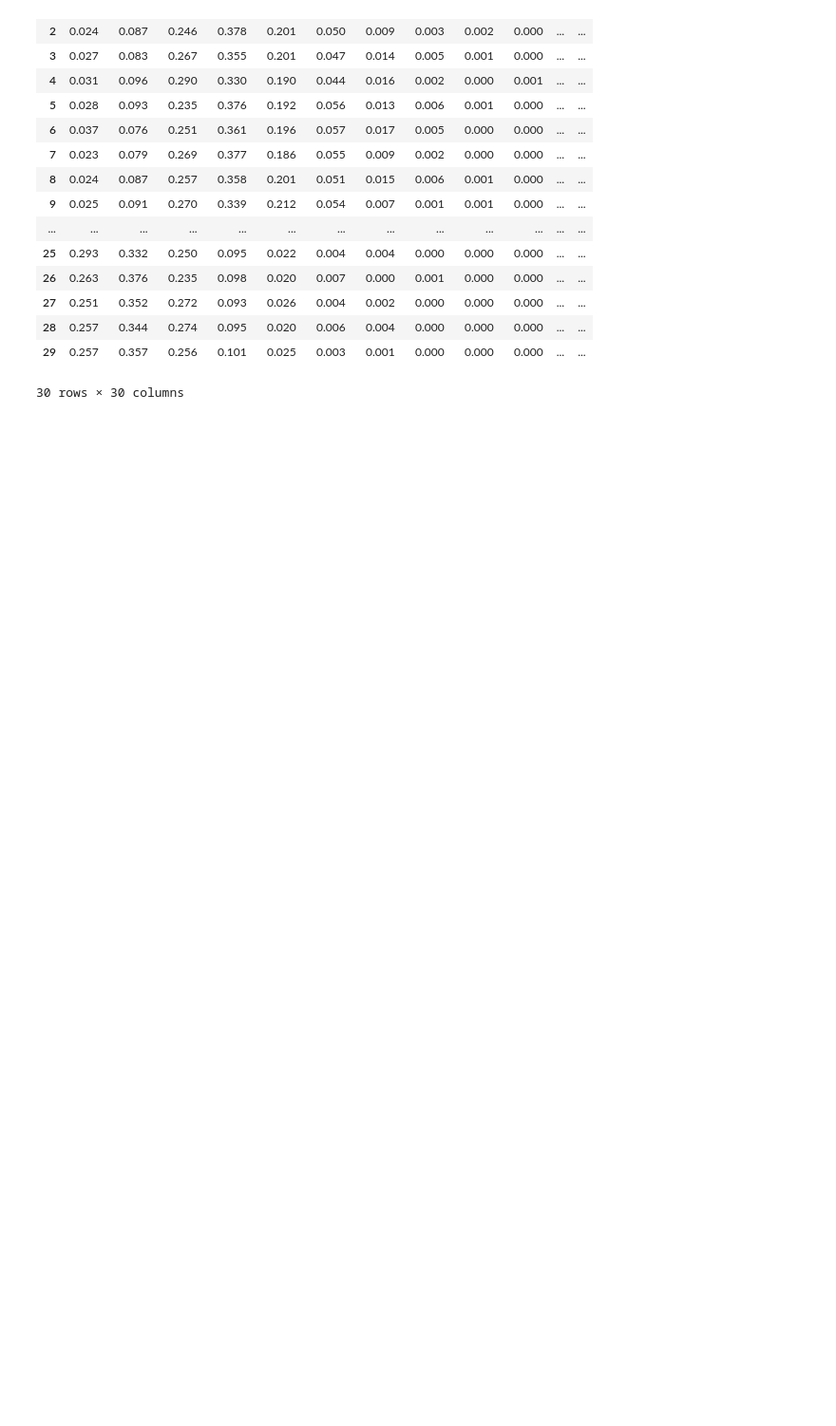
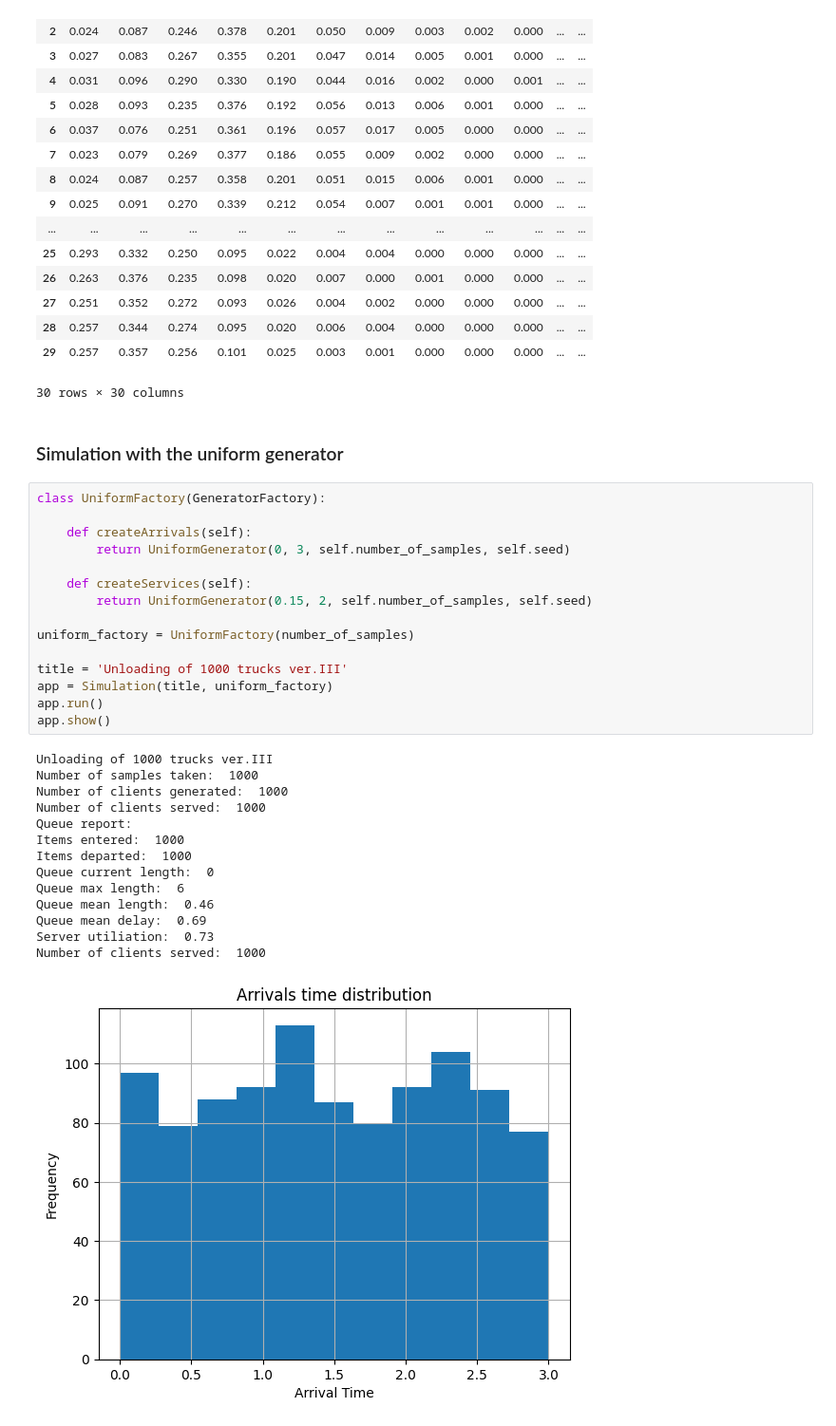
Before and after one commit to ivondrak/AI4Logistics, a Jupyter notebook: simulation.ipynb, the cells around one changed output. Shown at 95% size. Saved outputs shown, nothing was run; the diff lists cells and outputs as text; blank space fills up the shorter version.

Commit message:
Extwension with uniform distribution

```diff
--- a/simulation.ipynb
+++ b/simulation.ipynb
@@ -177,3 +177,35 @@ output_data
 | 28 | 0.257 | 0.344 | 0.274 | 0.095 | 0.020 | 0.006 | 0.004 | 0.000 | 0.000 | 0.000 | ... | ... |
 | 29 | 0.257 | 0.357 | 0.256 | 0.101 | 0.025 | 0.003 | 0.001 | 0.000 | 0.000 | 0.000 | ... | ... |
 30 rows × 30 columns
+# %% [markdown]
+### Simulation with the uniform generator
+# %%
+class UniformFactory(GeneratorFactory):
+
+    def createArrivals(self):
+        return UniformGenerator(0, 3, self.number_of_samples, self.seed)
+
+    def createServices(self):
+        return UniformGenerator(0.15, 2, self.number_of_samples, self.seed)
+
+uniform_factory = UniformFactory(number_of_samples)
+
+title = 'Unloading of 1000 trucks ver.III'
+app = Simulation(title, uniform_factory)
+app.run()
+app.show()
+# %% [output]
+Unloading of 1000 trucks ver.III
+Number of samples taken:  1000
+Number of clients generated:  1000
+Number of clients served:  1000
+Queue report:
+Items entered:  1000
+Items departed:  1000
+Queue current length:  0
+Queue max length:  6
+Queue mean length:  0.46
+Queue mean delay:  0.69
+Server utiliation:  0.73
+Number of clients served:  1000
+[figure, added]
```
Also changed, not shown: parts of 4 cells of this notebook, 10 other files.
